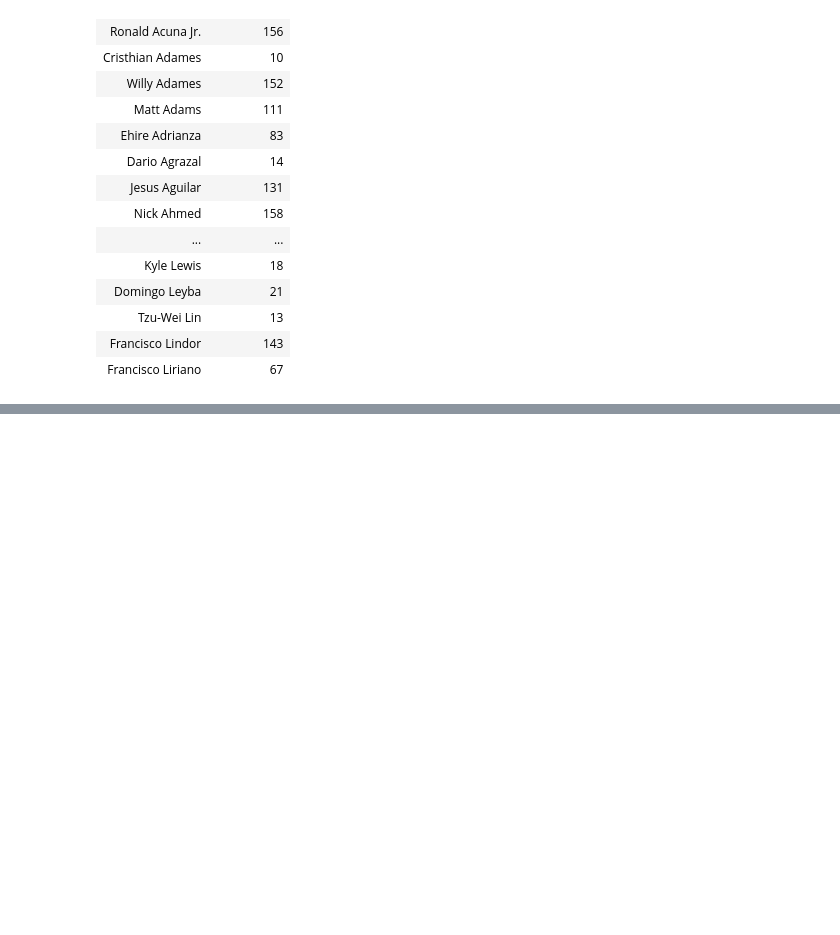
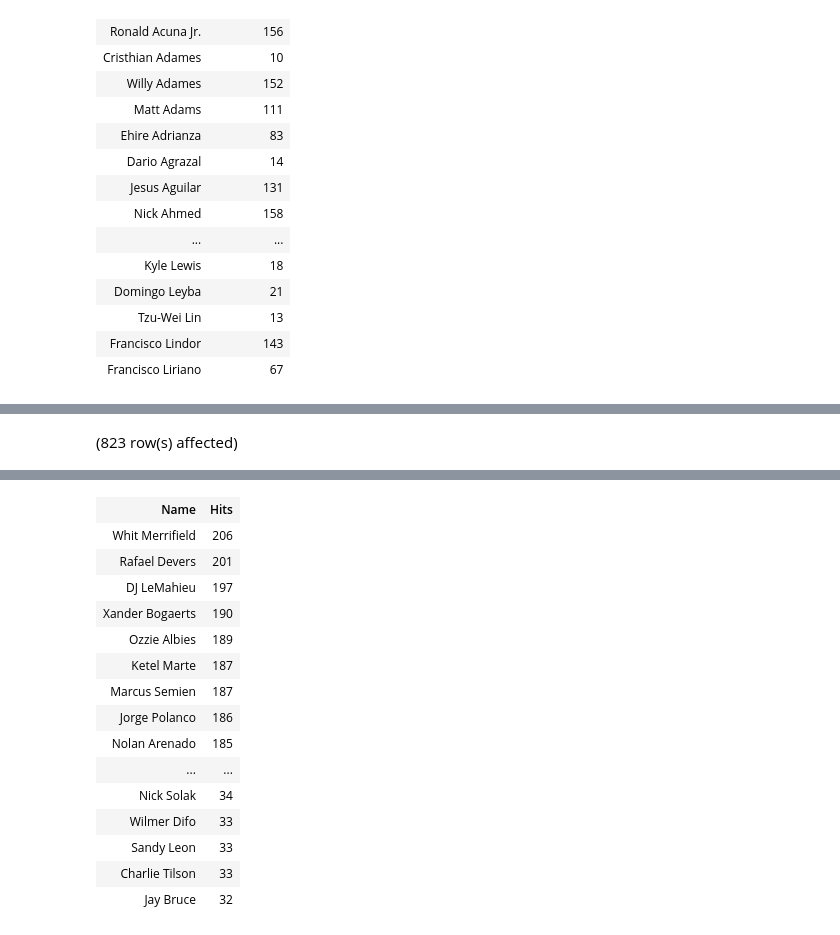
Before and after one commit to Vinayak0807/database-2023, a Jupyter notebook: house_price.ipynb, the cells around one changed output, grey strips where cells are left out. Drawn from its saved outputs; the diff is of its cells as text; code cells hidden in the pictures; blank space fills up the shorter version.

```diff
--- a/house_price.ipynb
+++ b/house_price.ipynb
@@ -82,2 +82,8 @@ Total execution time: 00:00:01.031
 | Name |
 | Mookie Betts |
+# %%
+SELECT Name, Hits
+FROM houseprices
+ORDER BY Hits DESC;
+# %% [output]
+(823 row(s) affected)
@@ -83,0 +91,16 @@ Total execution time: 00:00:01.031
+| Name | Hits |
+| Whit Merrifield | 206 |
+| Rafael Devers | 201 |
+| DJ LeMahieu | 197 |
+| Xander Bogaerts | 190 |
+| Ozzie Albies | 189 |
+| Ketel Marte | 187 |
+| Marcus Semien | 187 |
+| Jorge Polanco | 186 |
+| Nolan Arenado | 185 |
+| ... | ... |
+| Nick Solak | 34 |
+| Wilmer Difo | 33 |
+| Sandy Leon | 33 |
+| Charlie Tilson | 33 |
+| Jay Bruce | 32 |
```
Also changed, not shown: parts of 2 cells of this notebook.
